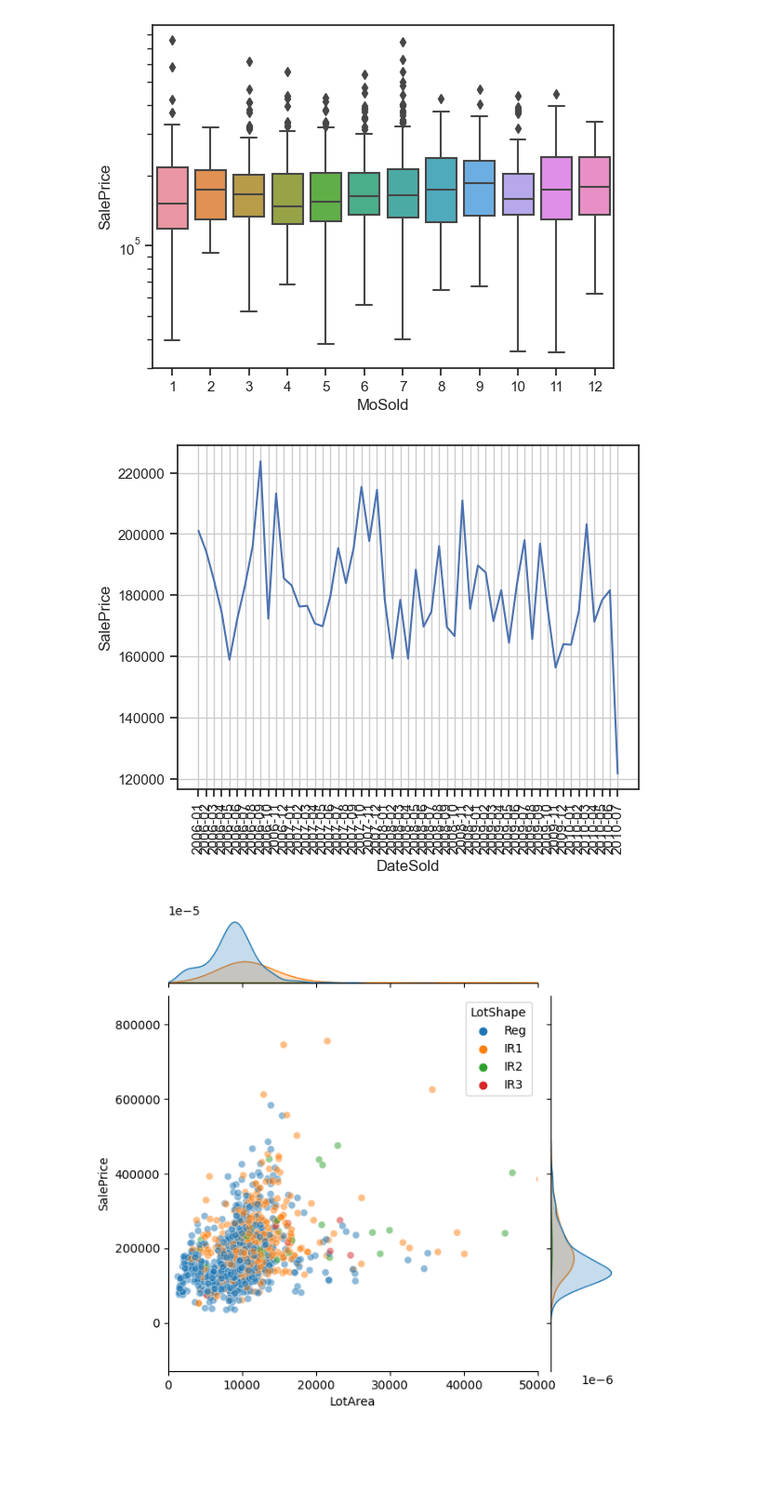
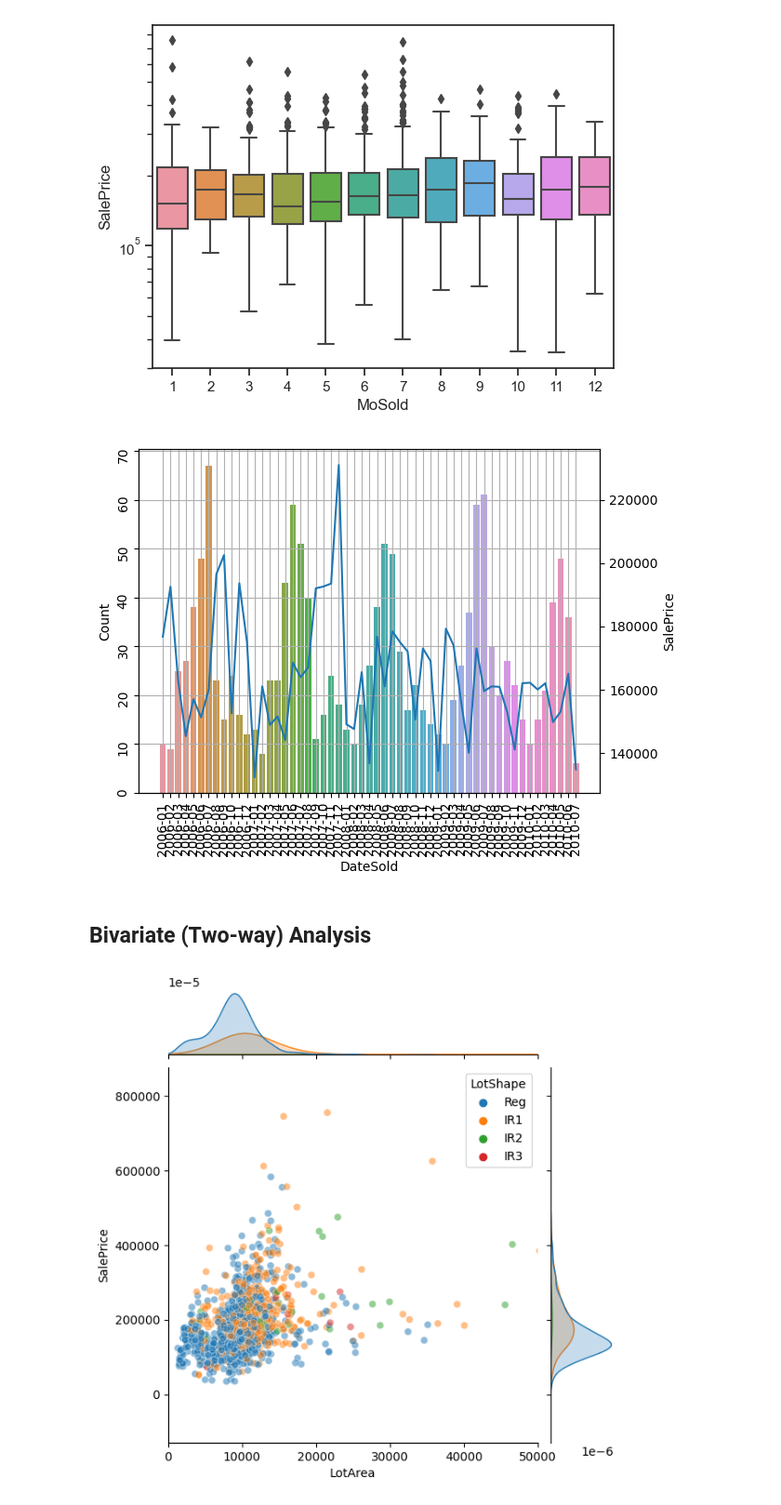
Before and after one commit to stephanie-yz/House-Prices, a Jupyter notebook: 02 Exploratory Data Analysis.ipynb, the cells around one changed output. Shown at 93% size. Drawn from its saved outputs; the diff is of its cells as text; code cells hidden in the pictures; blank space fills up the shorter version.

Commit message:
Filled out rest of univariate analysis

```diff
--- a/02 Exploratory Data Analysis.ipynb
+++ b/02 Exploratory Data Analysis.ipynb
@@ -64,3 +80,7 @@ plt.tight_layout()
+# %%
+### drop variables where almost all houses are in the same category
+train.drop(['Street', 'Utilities', 'Condition2', 'RoofMatl', 'Heating', 'PoolQC', 'MiscFeature'],
+            axis=1, inplace=True)
 # %% [markdown]
 ### Numerical Variables
 
@@ -92,16 +138,23 @@ g.set(yscale='log')
 [None]
 [figure]
 # %%
-### seasonality?
+### Graph median SalePrice over time with exposure
 train['DateSold'] = train['YrSold'].astype(str) + '-' + train['MoSold'].astype(str).str.zfill(2)
-datesold_mean = train.groupby('DateSold').SalePrice.mean().to_frame()
+datesold_median = train.groupby('DateSold').agg(Count=('DateSold', 'size'), SalePrice=('SalePrice', 'median')).reset_index()
 
-g=sns.lineplot(data=datesold_mean, x='DateSold', y='SalePrice')
-g.set_xticklabels(g.get_xticklabels(), rotation=90)
+## Graph exposure first
+g=sns.barplot(data=datesold_median, x='DateSold', y='Count')
+g.tick_params(labelrotation=90)
 g.grid()
+
+## Graph median sale price on top
+h = g.twinx()
+sns.lineplot(data=datesold_median, x='DateSold', y='SalePrice')
 None
 # %% [output]
-[figure, old version]
+[figure, new version]
+# %% [markdown]
+## Bivariate (Two-way) Analysis
 # %%
 ### multivariate views
 g=sns.jointplot(data=train,x='LotArea',y='SalePrice',hue='LotShape',xlim=(0,50000),alpha=0.5)
```
Also changed, not shown: parts of 7 cells of this notebook.
